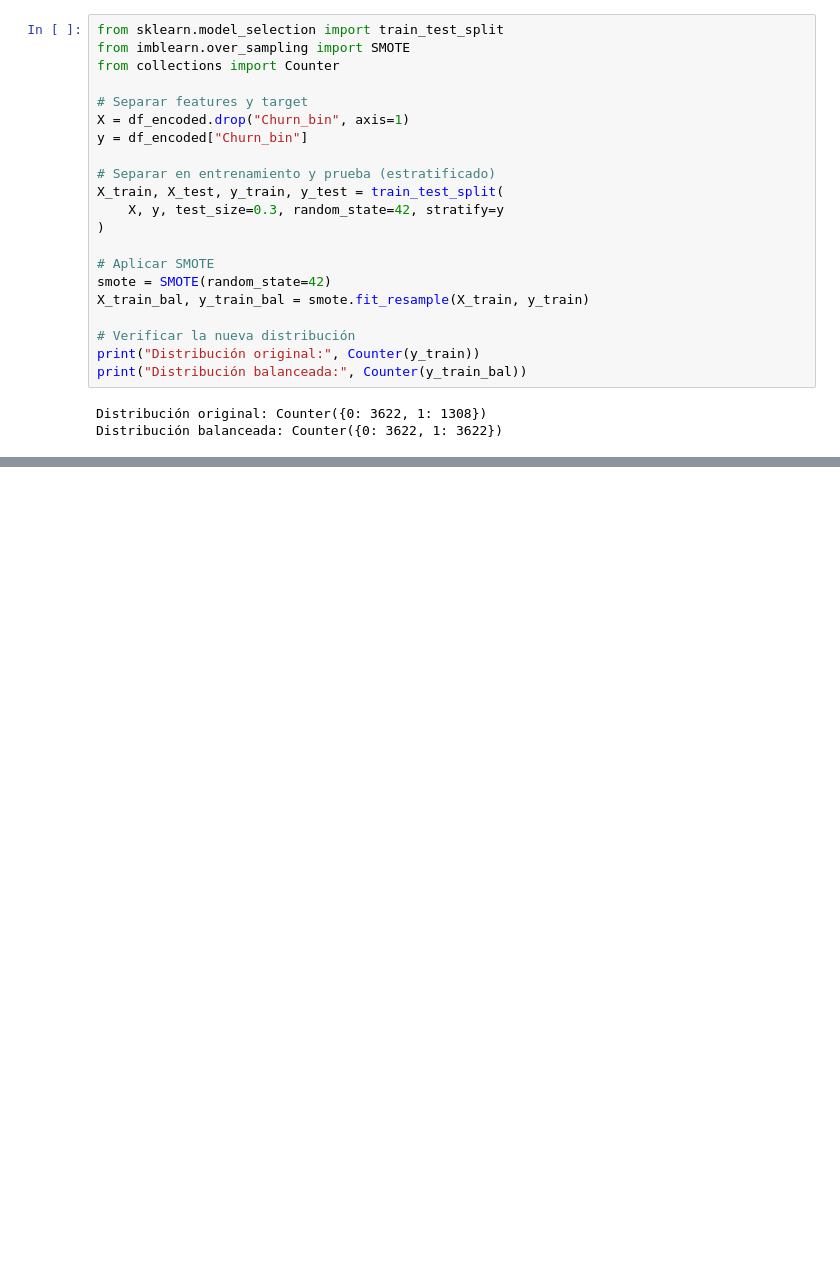
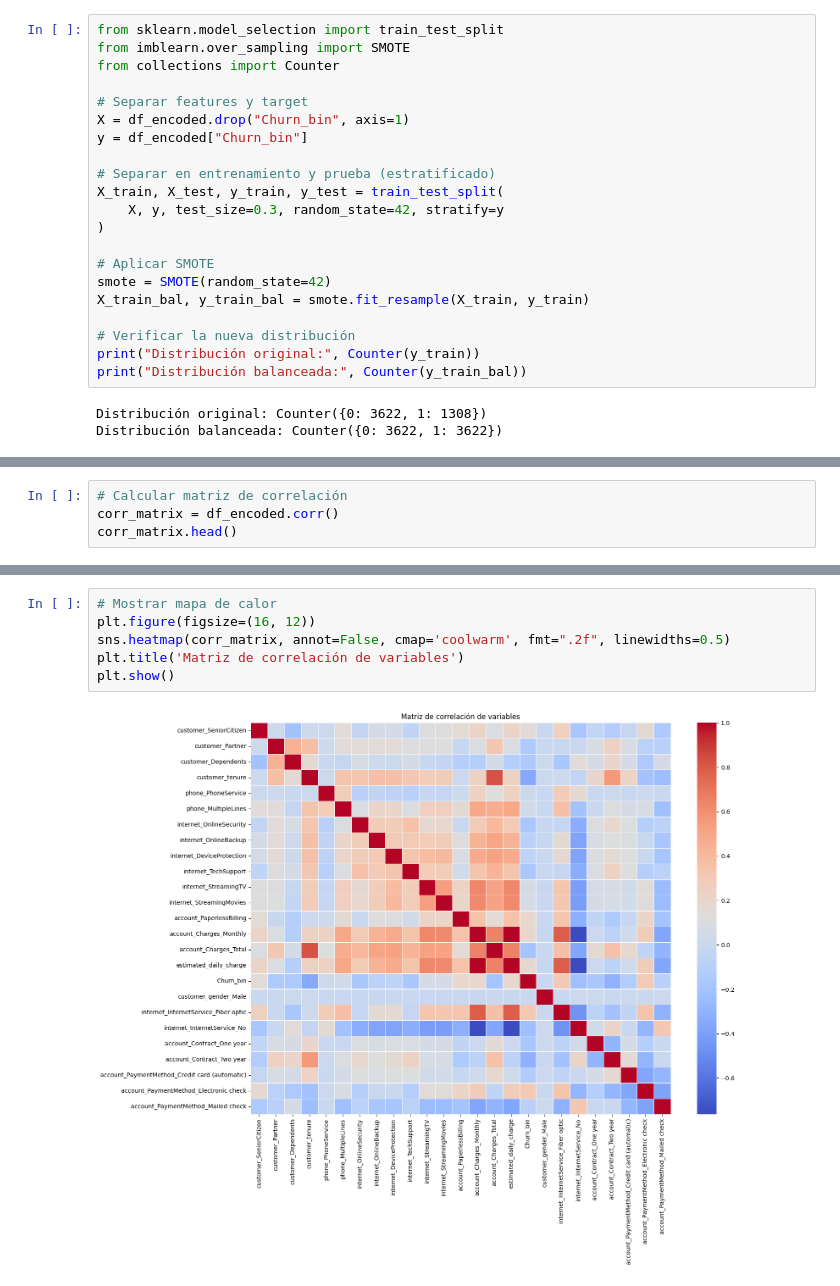
Before and after one commit to Liuz8/Telecom_X_Parte_2, a Jupyter notebook: telecom_X2.ipynb, the cells around one changed output, grey strips where cells are left out. Drawn from its saved outputs; the diff is of its cells as text; blank space fills up the shorter version.

Commit message:
Análisis de Correlación

```diff
--- a/telecom_X2.ipynb
+++ b/telecom_X2.ipynb
@@ -218,0 +257,4 @@ Distribución balanceada: Counter({0: 3622, 1: 3622})
+# %%
+# Calcular matriz de correlación
+corr_matrix = df_encoded.corr()
+corr_matrix.head()
@@ -218,0 +290,8 @@ Distribución balanceada: Counter({0: 3622, 1: 3622})
+# %%
+# Mostrar mapa de calor
+plt.figure(figsize=(16, 12))
+sns.heatmap(corr_matrix, annot=False, cmap='coolwarm', fmt=".2f", linewidths=0.5)
+plt.title('Matriz de correlación de variables')
+plt.show()
+# %% [output]
+[figure, added]
```
Also changed, not shown: parts of 12 cells of this notebook.
